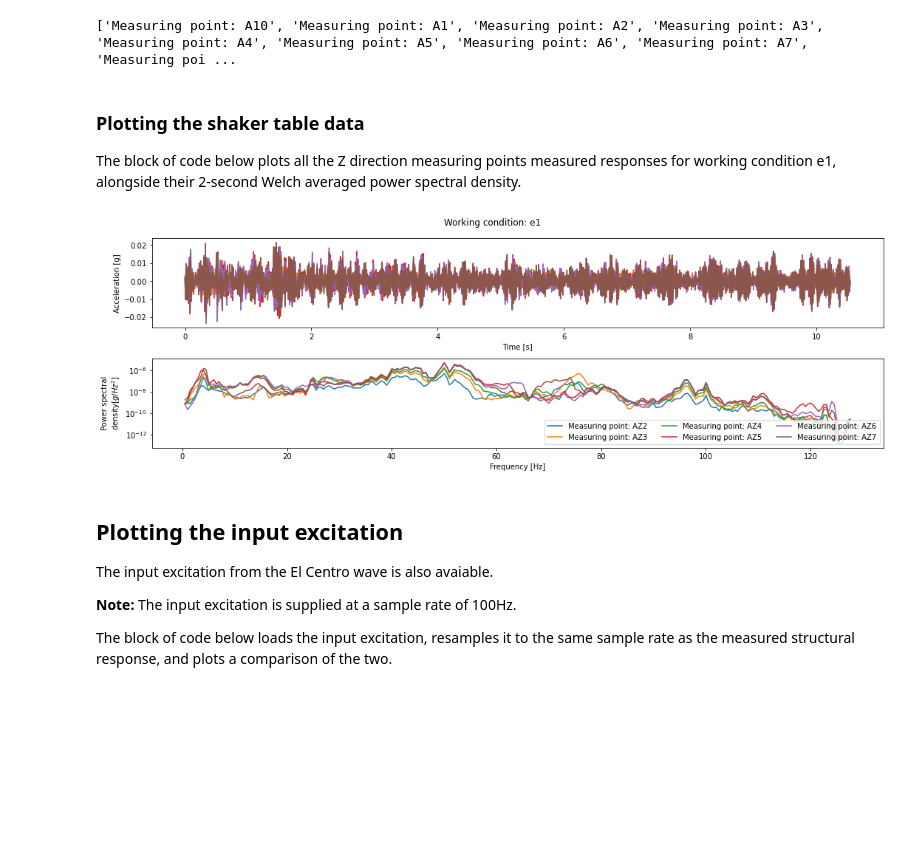
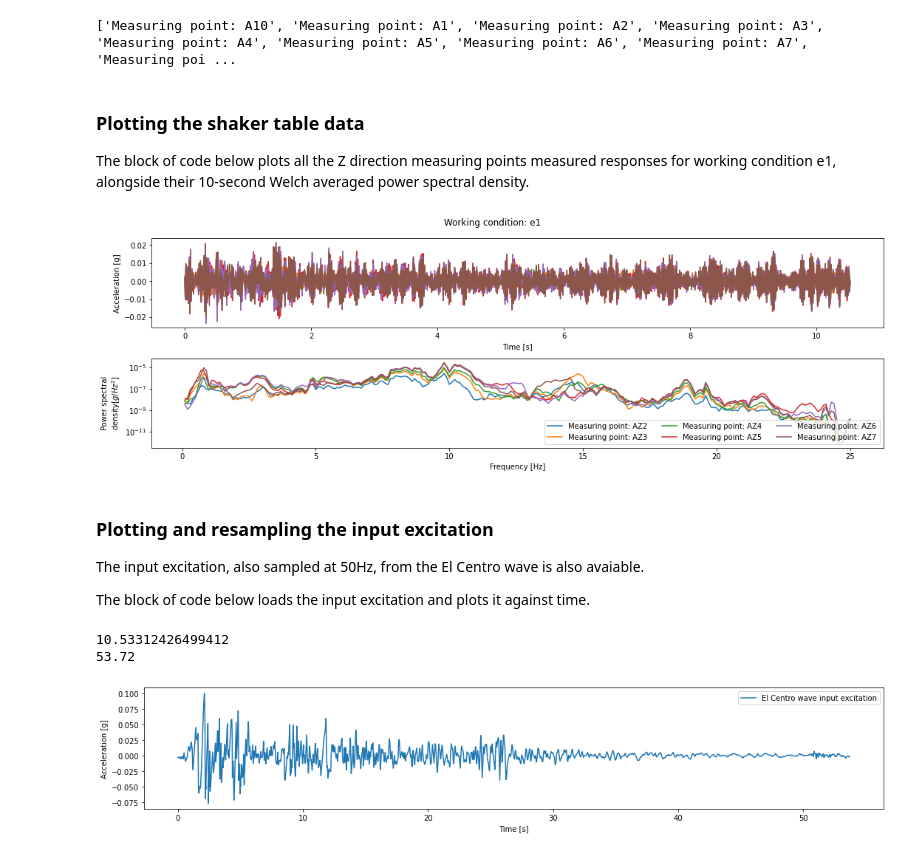
Before and after one commit to zwynne/EDACAB, a Jupyter notebook: docs/source/Welcome_page_and_tutorials/005_Shaker_table_data_introduction.ipynb, the cells around one changed output. Cells and saved outputs as stored; diff of their text form; code cells hidden in the pictures; blank space fills up the shorter version.

Commit message:
Update sample rate of Chongqing data

```diff
--- a/docs/source/Welcome_page_and_tutorials/005_Shaker_table_data_introduction.ipynb
+++ b/docs/source/Welcome_page_and_tutorials/005_Shaker_table_data_introduction.ipynb
@@ -95,34 +95,51 @@ print(measuring_points)
 # %% [markdown]
 ### Plotting the shaker table data
 
-The block of code below plots all the Z direction measuring points measured responses for working condition e1, alongside their 2-second Welch averaged power spectral density.
+The block of code below plots all the Z direction measuring points measured responses for working condition e1, alongside their 10-second Welch averaged power spectral density.
 # %%
 condition = 'Working condition: e1'
-fs = 255.1
+fs = 50 # Sample rate of data
 fg,ax = plt.subplots(2,figsize=(15,5))
 for channel in measuring_points:
-    f,psd = welch(dat0[condition][channel]['Acceleration'],fs=fs,nperseg=fs*2)
+    f,psd = welch(dat0[condition][channel]['Acceleration'],fs=fs,nperseg=fs*10)
     channel_name = channel.split()[-1]
     if "Z" in channel_name:
         ax[0].plot(dat0[condition][channel]['Time [s]'],dat0[condition][channel]['Acceleration'],label=channel)
         ax[1].semilogy(f[1:],psd[1:],label=channel)
 ax[0].set_ylabel('Acceleration [g]')
 ax[1].set_ylabel('Power spectral\ndensity[$g/Hz^2$]')
 ax[0].set_xlabel('Time [s]')
 ax[1].set_xlabel('Frequency [Hz]')
 ax[1].legend(loc=4,ncol=3)
 fg.suptitle(condition)
 fg.tight_layout()
 # %% [output]
-[figure, old version]
+[figure, new version]
 # %% [markdown]
-## Plotting the input excitation
-The input excitation from the El Centro wave is also avaiable.
+### Plotting and resampling the input excitation
+The input excitation, also sampled at 50Hz, from the El Centro wave is also avaiable.
 
-**Note:** The input excitation is supplied at a sample rate of 100Hz.
-
-The block of code below loads the input excitation, resamples it to the same sample rate as the measured structural response, and plots a comparison of the two.
+The block of code below loads the input excitation and plots it against time.
 # %%
-url = "https://raw.githubusercontent.com/zwynne/EDACAB/main/Chongqing_data/Part_Sensor_record_data_data.txt"
+url = "https://raw.githubusercontent.com/zwynne/EDACAB/main/Chongqing_data/elx.TXT"
 
-data = urllib.request.urlopen(url).readlines() # it's a file like object and works just like a file
+excitation_data = np.loadtxt(url) # it's a file like object and works just like a file
+fs_excitation = 50 # Input excitation sample rate
+
+t_excitation = np.arange(0,len(excitation_data)/fs_excitation,1/fs_excitation) # Time steps at which excitation was originally sampled
+t_output = dat0['Working condition: e1']['Measuring point: A10']['Time [s]'] # Time steps for linearly interpolated excitation
+# Resample excitation data through linear interpolation
+#excitation_data = np.interp(t_output,t_excitation,excitation_data)
+
+fg,ax = plt.subplots(figsize=(15,3))
+ax.plot(t_excitation,excitation_data,label='El Centro wave input excitation')
+ax.set_ylabel('Acceleration [g]')
+ax.set_xlabel('Time [s]')
+ax.legend(loc=1)
+fg.tight_layout()
+print(np.max(dat0['Working condition: e1']['Measuring point: A10']['Time [s]']))
+print(np.max(t_excitation))
+# %% [output]
+10.53312426499412
+53.72
+[figure, added]
```
Also changed, not shown: parts of 1 cell of this notebook, 2 other files.
